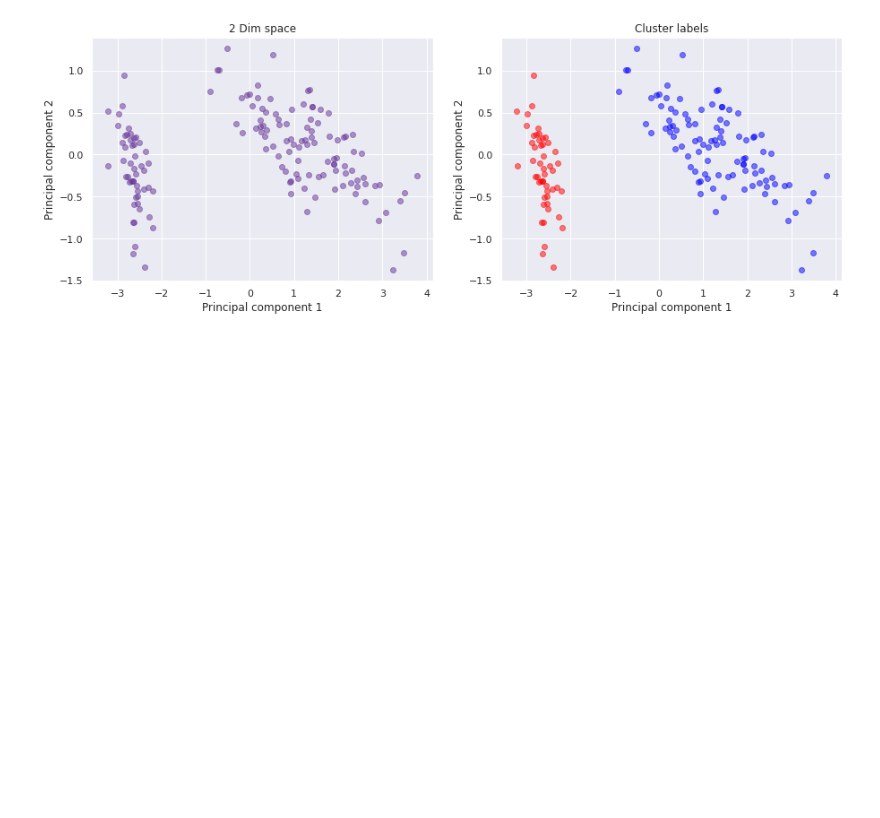
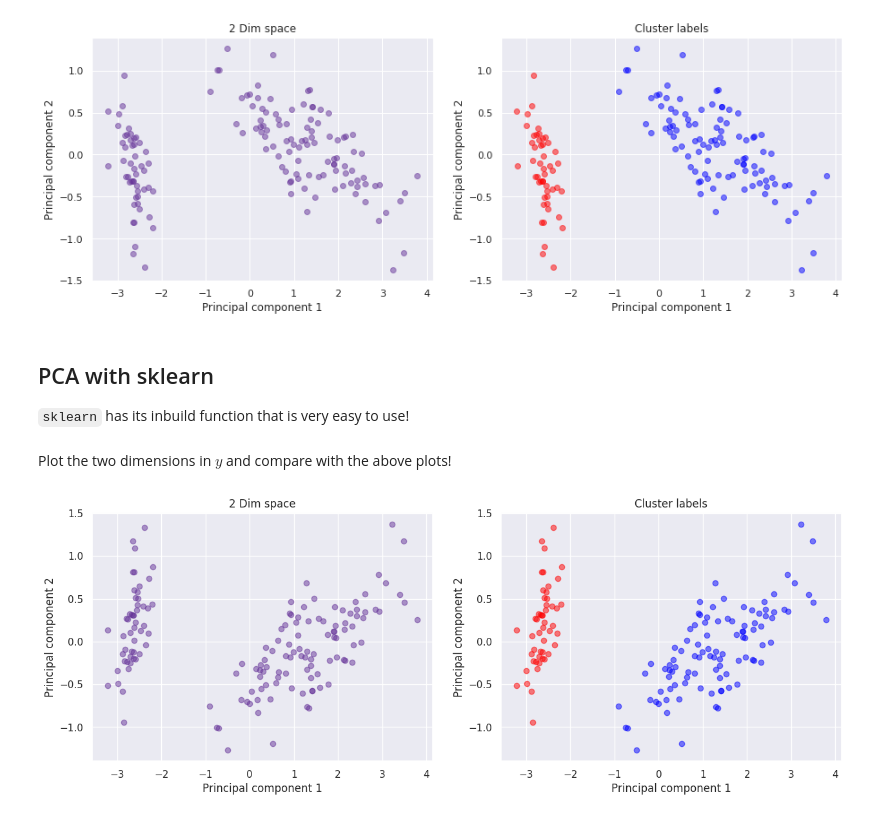
Before and after one commit to zhouyr888/Machine-Learning-EBA3530, a Jupyter notebook: Lecture_6/pca.ipynb, the cells around one changed output. Drawn from its saved outputs; the diff is of its cells as text; code cells hidden in the pictures; blank space fills up the shorter version.

Commit message:
added pca with sklearn

```diff
--- a/Lecture_6/pca.ipynb
+++ b/Lecture_6/pca.ipynb
@@ -213,3 +215,35 @@ plt.savefig('pca_clust.pdf')
 plt.show()
 # %% [output]
 [figure]
+# %% [markdown]
+## PCA with sklearn
+
+`sklearn` has its inbuild function that is very easy to use!
+# %%
+from sklearn.decomposition import PCA
+
+# specify the number of componentes
+m = 2
+pca = PCA(n_components=m)
+
+# use X to get eigenvalues and eigenvectors
+# and transfor the data
+y = pca.fit_transform(X)
+# %% [markdown]
+Plot the two dimensions in $y$ and compare with the above plots!
+# %%
+fig, ax = plt.subplots(1,2, figsize=(15,5))
+ax[0].set_xlabel('Principal component 1')
+ax[0].set_ylabel('Principal component 2')
+ax[0].set_title('2 Dim space')
+ax[0].scatter(y[:, 0], y[:, 1], c='#663399', alpha=0.5)
+
+
+ax[1].set_xlabel('Principal component 1')
+ax[1].set_ylabel('Principal component 2')
+ax[1].set_title('Cluster labels')
+ax[1].scatter(y[y[:,0]<-1.5, 0], y[y[:,0]<-1.5, 1], c='red', alpha=0.5)
+ax[1].scatter(y[y[:,0]>-1.5, 0], y[y[:,0]>-1.5, 1], c='blue', alpha=0.5)
+plt.show()
+# %% [output]
+[figure, added]
```
Also changed, not shown: parts of 1 cell of this notebook.
